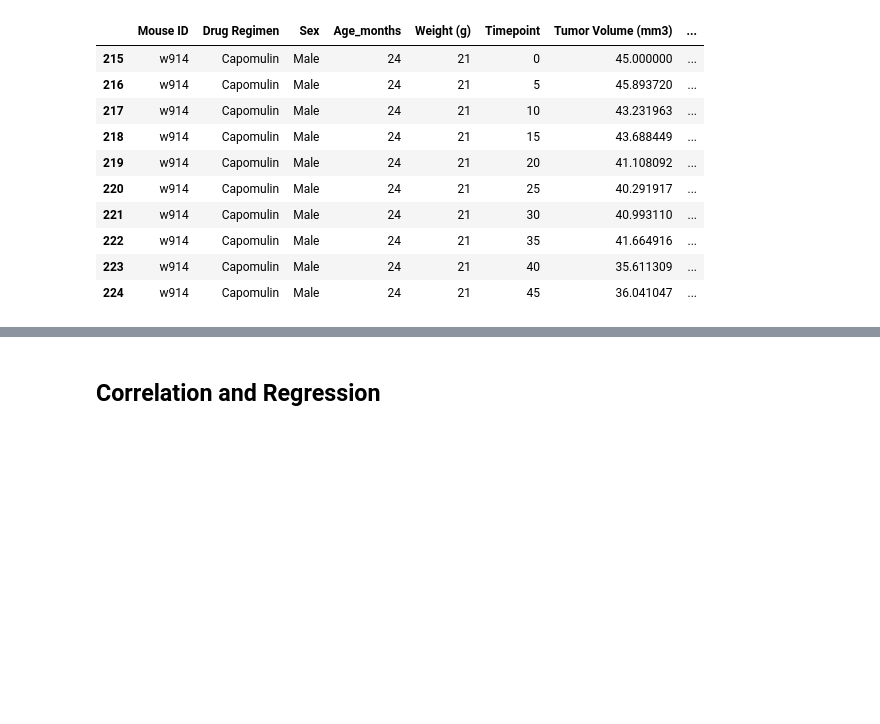
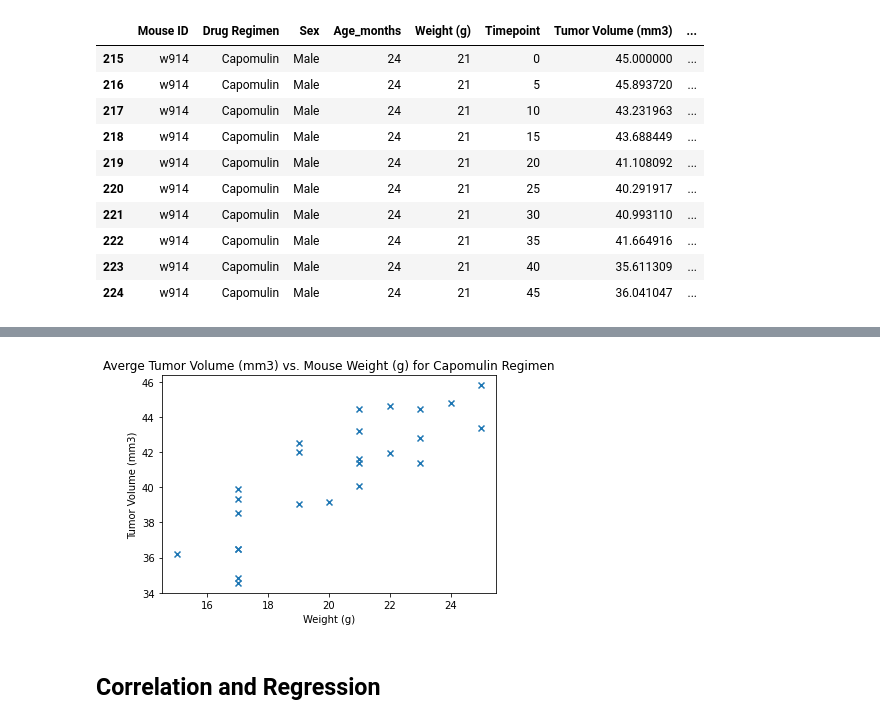
Before and after one commit to clairewkh/Matplotlib-Challenge, a Jupyter notebook: pymaceuticals_starter.ipynb, the cells around one changed output, grey strips where cells are left out. Cells and saved outputs as stored; diff of their text form; code cells hidden in the pictures; blank space fills up the shorter version.

```diff
--- a/pymaceuticals_starter.ipynb
+++ b/pymaceuticals_starter.ipynb
@@ -202,3 +360,15 @@ plt.show()
+# %%
+# Generate a scatter plot of average tumor volume vs. mouse weight for the Capomulin regimen
+cap_group = capomulin.groupby('Mouse ID')
+cap_avg = cap_group.mean()
+cap_avg
+plt.scatter(cap_avg['Weight (g)'] , cap_avg['Tumor Volume (mm3)'],marker = 'x')
+plt.title('Averge Tumor Volume (mm3) vs. Mouse Weight (g) for Capomulin Regimen')
+plt.xlabel('Weight (g)')
+plt.ylabel('Tumor Volume (mm3)')
+plt.show()
+# %% [output]
+[figure, added]
 # %% [markdown]
 ## Correlation and Regression
 # %%
```
Also changed, not shown: parts of 14 cells of this notebook.
